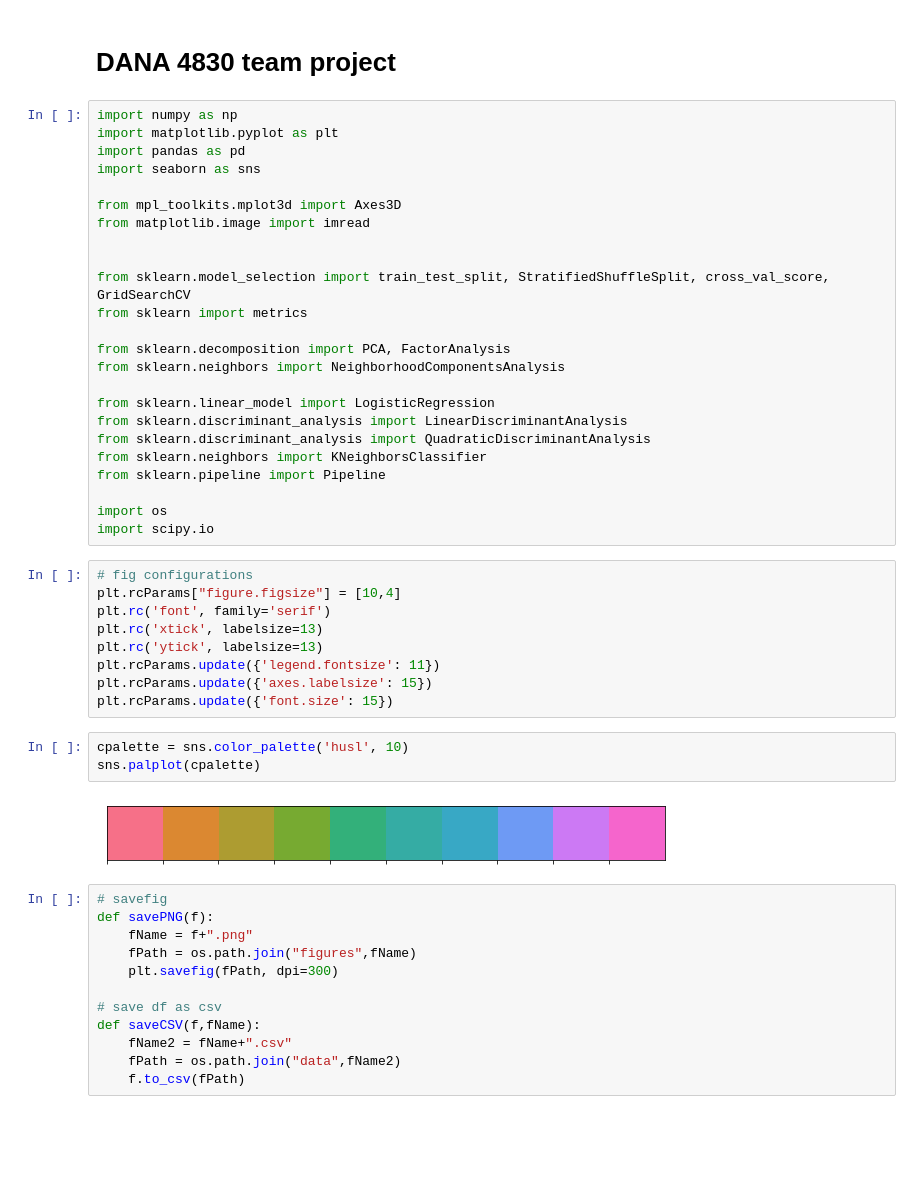
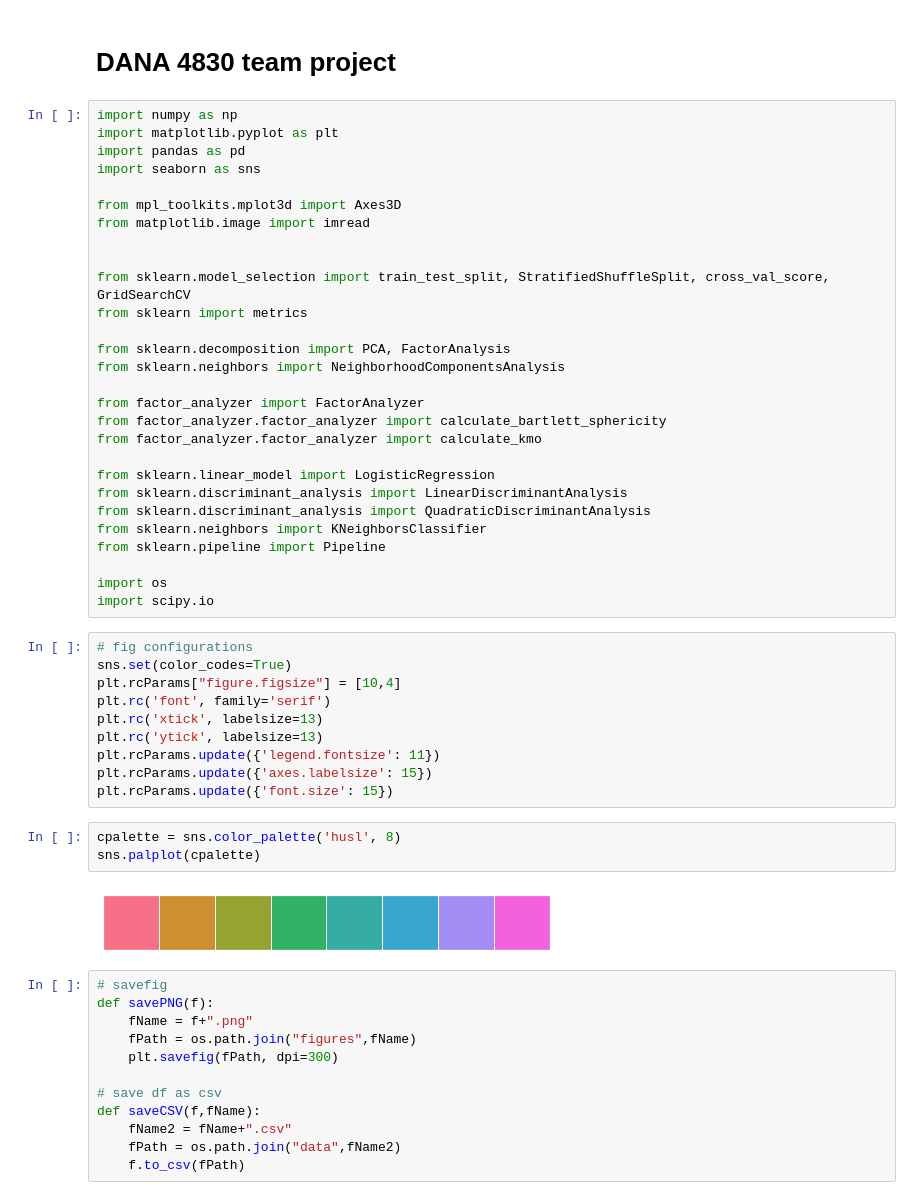
Before and after one commit to Igodlab/Australian-Public-Service-APS, a Jupyter notebook: dana30-project.ipynb, the cells around one changed output. Drawn from its saved outputs; the diff is of its cells as text; blank space fills up the shorter version.

```diff
--- a/dana30-project.ipynb
+++ b/dana30-project.ipynb
@@ -16,6 +16,10 @@ from sklearn import metrics
 from sklearn.decomposition import PCA, FactorAnalysis
 from sklearn.neighbors import NeighborhoodComponentsAnalysis
 
+from factor_analyzer import FactorAnalyzer
+from factor_analyzer.factor_analyzer import calculate_bartlett_sphericity
+from factor_analyzer.factor_analyzer import calculate_kmo
+
 from sklearn.linear_model import LogisticRegression
 from sklearn.discriminant_analysis import LinearDiscriminantAnalysis
 from sklearn.discriminant_analysis import QuadraticDiscriminantAnalysis
@@ -26,6 +30,7 @@ import os
 import scipy.io
 # %%
 # fig configurations
+sns.set(color_codes=True)
 plt.rcParams["figure.figsize"] = [10,4]
 plt.rc('font', family='serif')
 plt.rc('xtick', labelsize=13)
@@ -34,10 +39,10 @@ plt.rcParams.update({'legend.fontsize': 11})
 plt.rcParams.update({'axes.labelsize': 15})
 plt.rcParams.update({'font.size': 15})
 # %%
-cpalette = sns.color_palette('husl', 10)
+cpalette = sns.color_palette('husl', 8)
 sns.palplot(cpalette)
 # %% [output]
-[figure, old version]
+[figure, new version]
 # %%
 # savefig
 def savePNG(f):
```
Also changed, not shown: parts of 33 cells of this notebook, 1 other file.
